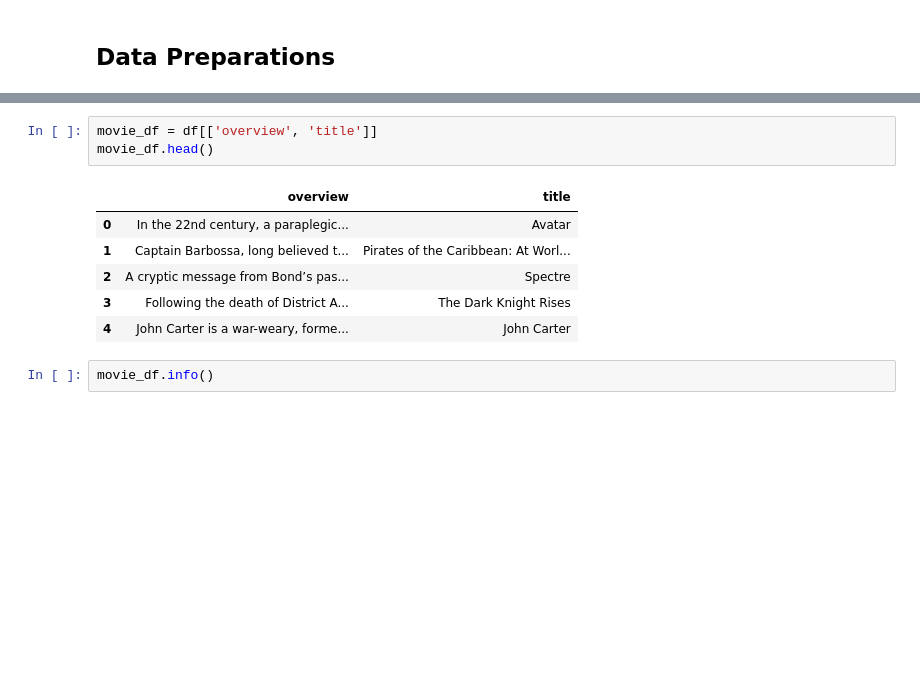
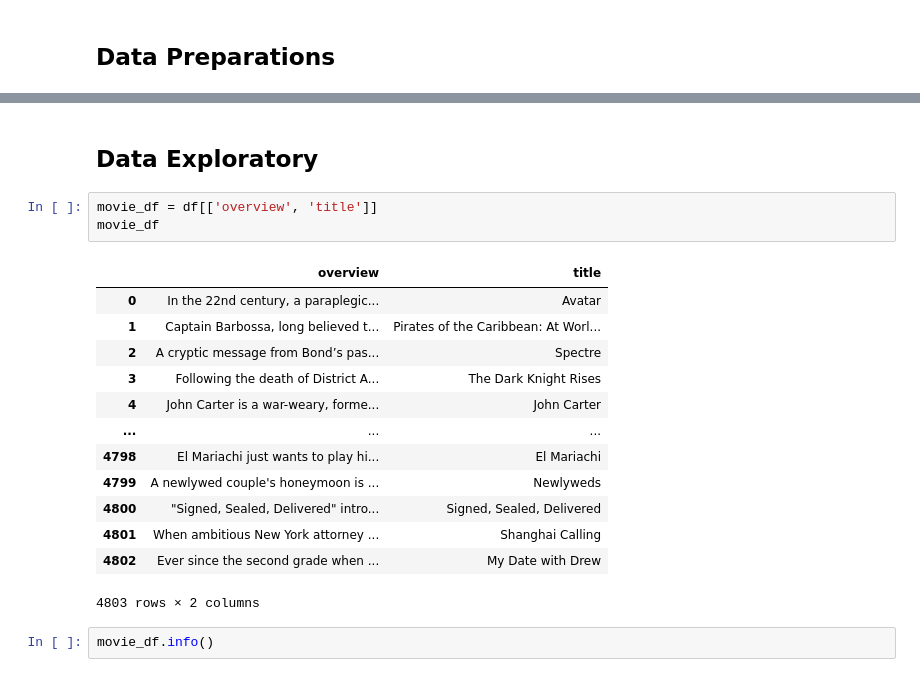
Before and after one commit to roynozoa/Machine-Learning-in-Python, a Jupyter notebook: [Project 3] NLP Movie Recommender/notebook.ipynb, the cells around one changed output, grey strips where cells are left out. Cells and saved outputs as stored; diff of their text form; blank space fills up the shorter version.

```diff
--- a/[Project 3] NLP Movie Recommender/notebook.ipynb
+++ b/[Project 3] NLP Movie Recommender/notebook.ipynb
@@ -21,16 +21,25 @@ df.head()
 | 2 | 245000000 | [{"id": 28, "name": "Action"}, {"... | http://www.sonypictures.com/movie... | 206647 | [{"id": 470, "name": "spy"}, {"id... | en | Spectre | A cryptic message from Bond’s pas... | ... |
 | 3 | 250000000 | [{"id": 28, "name": "Action"}, {"... | http://www.thedarkknightrises.com/ | 49026 | [{"id": 849, "name": "dc comics"}... | en | The Dark Knight Rises | Following the death of District A... | ... |
 | 4 | 260000000 | [{"id": 28, "name": "Action"}, {"... | http://movies.disney.com/john-carter | 49529 | [{"id": 818, "name": "based on no... | en | John Carter | John Carter is a war-weary, forme... | ... |
+# %% [markdown]
+## Data Exploratory
 # %%
 movie_df = df[['overview', 'title']]
-movie_df.head()
+movie_df
 # %% [output]
 |  | overview | title |
 | 0 | In the 22nd century, a paraplegic... | Avatar |
 | 1 | Captain Barbossa, long believed t... | Pirates of the Caribbean: At Worl... |
 | 2 | A cryptic message from Bond’s pas... | Spectre |
 | 3 | Following the death of District A... | The Dark Knight Rises |
 | 4 | John Carter is a war-weary, forme... | John Carter |
+| ... | ... | ... |
+| 4798 | El Mariachi just wants to play hi... | El Mariachi |
+| 4799 | A newlywed couple's honeymoon is ... | Newlyweds |
+| 4800 | "Signed, Sealed, Delivered" intro... | Signed, Sealed, Delivered |
+| 4801 | When ambitious New York attorney ... | Shanghai Calling |
+| 4802 | Ever since the second grade when ... | My Date with Drew |
+4803 rows × 2 columns
 # %%
 movie_df.info()
 # %% [output]
```
Also changed, not shown: parts of 6 cells of this notebook.
